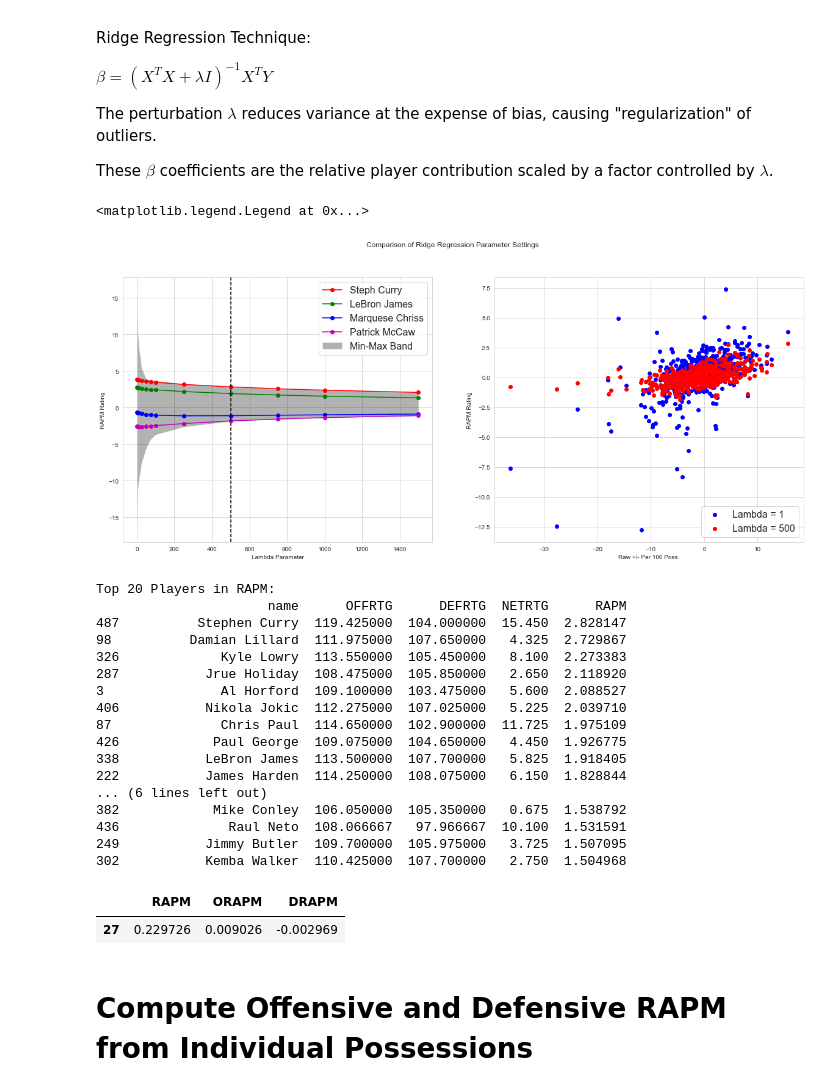
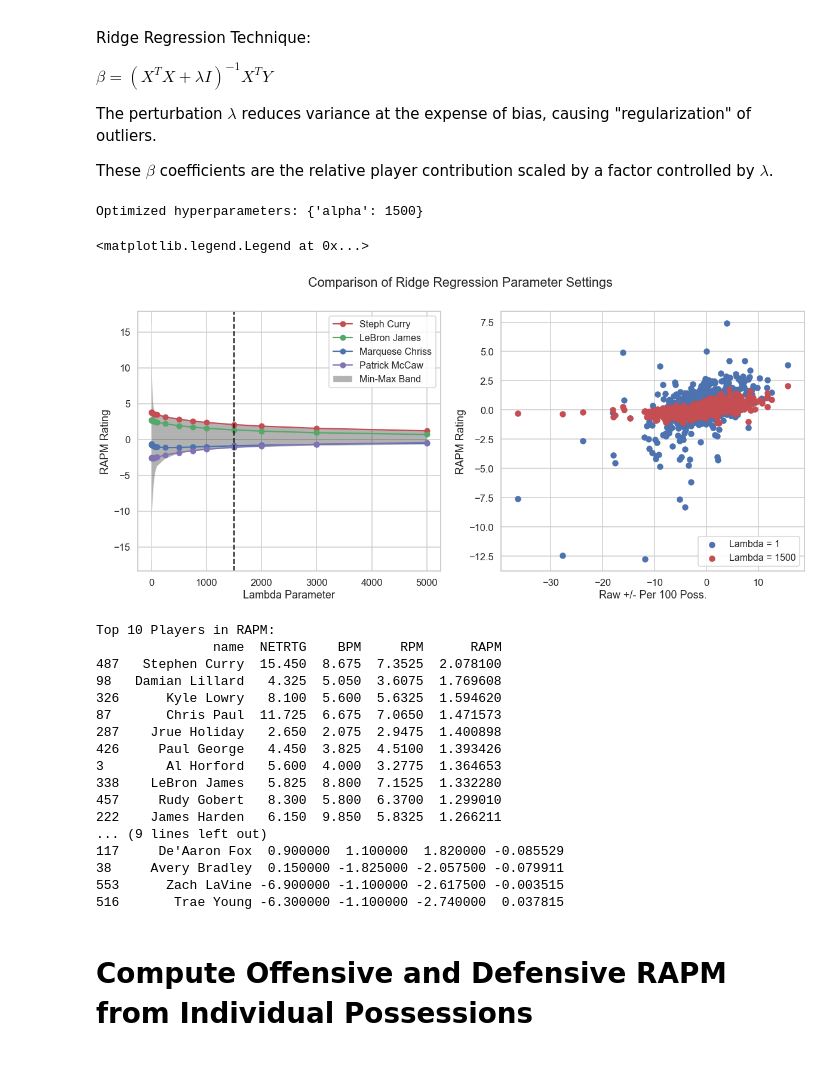
Before and after one commit to jecutter/nba-data-models, a Jupyter notebook: Data_Modeling/RAPM_Model_NoPriors.ipynb, the cells around one changed output. Drawn from its saved outputs; the diff is of its cells as text; code cells hidden in the pictures.

```diff
--- a/Data_Modeling/RAPM_Model_NoPriors.ipynb
+++ b/Data_Modeling/RAPM_Model_NoPriors.ipynb
@@ -30,6 +30,7 @@ from sklearn.model_selection import GridSearchCV
 from sklearn.linear_model import Ridge
 # %%
 # Set seaborn plot style
+sns.set(context='paper')
 sns.set_style("whitegrid")
 # %%
 # Get array of unique player names from dataframe
@@ -297,11 +298,20 @@ These $\beta$ coefficients are the relative player contribution scaled by a fact
 # data prior to this year
 x_train = rapm_matrix
 y_train = matchup_pm_ph
+# %%
+ridge_reg = Ridge()
+alphas = [1, 10, 50, 100, 500, 1000, 1500, 2000, 3000, 5000]
+param_grid = {'alpha': alphas}
+grid_search = GridSearchCV(ridge_reg, param_grid, cv=3)
+grid_search.fit(x_train, y_train)
+print('Optimized hyperparameters:', grid_search.best_params_)
+# %% [output]
+Optimized hyperparameters: {'alpha': 1500}
 # %%
 # Test a variety of lambda parameters in the ridge regression
 # in order to find a stable value. Also calculate the curves for the
 # asymptotic max/min RAPM players to show stability of our choice of lambda.
-alphas = [1, 5, 10, 25, 50, 75, 100, 250, 500, 750, 1000, 1500]
+alphas = [1, 5, 10, 25, 50, 75, 100, 250, 500, 750, 1000, 1500, 2000, 3000, 5000]
 curry = []
 lbj = []
 chriss = []
@@ -309,7 +319,7 @@ mccaw = []
 max_arr = []
 min_arr = []
 rapm_alpha1 = []
-rapm_alpha500 = []
+rapm_alpha_best = []
 #ridge_mse = []
 
 for alph in alphas:
@@ -338,35 +348,35 @@ for alph in alphas:
 
     if alph == 1:
         rapm_alpha1 = player_rapm
-    elif alph == 500:
-        rapm_alpha500 = player_rapm
+    elif alph == grid_search.best_params_['alpha']:
+        rapm_alpha_best = player_rapm
 # %%
 # Plot the lambda curves for the select players, along with
 # a min/max band spanning the RAPM range.
 # Also plot the RAPM/plus-minus distribution for 2 choices of lambda.
 
 fig, ax = plt.subplots(1, 2, figsize=(20,8))
 plt.suptitle('Comparison of Ridge Regression Parameter Settings')
 
 plt.axes(ax[0])
 plt.fill_between(alphas, min_arr, max_arr, facecolor='black', alpha=0.3, label='Min-Max Band')
 plt.plot(alphas, curry, 'ro-', label='Steph Curry')
 plt.plot(alphas, lbj, 'go-', label='LeBron James')
 plt.plot(alphas, chriss, 'bo-', label='Marquese Chriss')
 plt.plot(alphas, mccaw, 'mo-', label='Patrick McCaw')
 plt.legend(loc='upper right', prop={'size': 16})
-plt.axvline(x=500, linestyle='--', c='k')
+plt.axvline(x=grid_search.best_params_['alpha'], linestyle='--', c='k')
 plt.xlabel('Lambda Parameter')
 plt.ylabel('RAPM Rating')
 
 plt.axes(ax[1])
 plt.scatter(dfp.PM_PH.values[f_dfp_ind], rapm_alpha1[f_df_stint_ind], c='b', label='Lambda = 1')
-plt.scatter(dfp.PM_PH.values[f_dfp_ind], rapm_alpha500[f_df_stint_ind], c='r', label='Lambda = 500')
+plt.scatter(dfp.PM_PH.values[f_dfp_ind], rapm_alpha_best[f_df_stint_ind], c='r', label='Lambda = '+str(grid_search.best_params_['alpha']))
 plt.xlabel('Raw +/- Per 100 Poss.')
 plt.ylabel('RAPM Rating')
 plt.legend(loc='lower right', prop={'size': 16})
 # %% [output]
 <matplotlib.legend.Legend at 0x...>
-[figure, old version]
+[figure, new version]
 # %%
 # Make our choice of lambda and perform final RAPM regression
@@ -381,31 +391,34 @@ dfp['RAPM'] = pd.to_numeric(dfp['RAPM'])
 
 # Print the offensive, defensive, and net ratings of the top 20 players
 # along with their overall RAPM rating (sorted)
-print('Top 20 Players in RAPM:')
-print(dfp[['name', 'OFFRTG', 'DEFRTG', 'NETRTG', 'RAPM']].sort_values('RAPM', ascending=False).head(20))
+print('Top 10 Players in RAPM:')
+#print(dfp[dfp.MPG > 30][['name', 'OFFRTG', 'DEFRTG', 'NETRTG', 'RAPM']].sort_values('RAPM', ascending=False).head(10))
+print(dfp[dfp.MPG > 30][['name', 'NETRTG', 'BPM', 'RPM', 'RAPM']].sort_values('RAPM', ascending=False).head(10))
+
+
+# Print the offensive, defensive, and net ratings of the bottom 20 players
+# along with their overall RAPM rating (sorted)
+print('\nBottom 10 Players in RAPM:')
+#print(dfp[dfp.MPG > 30][['name', 'OFFRTG', 'DEFRTG', 'NETRTG', 'RAPM']].sort_values('RAPM').head(10))
+print(dfp[dfp.MPG > 30][['name', 'NETRTG', 'BPM', 'RPM', 'RAPM']].sort_values('RAPM').head(10))
 # %% [output]
-Top 20 Players in RAPM:
-                      name      OFFRTG      DEFRTG  NETRTG      RAPM
-487          Stephen Curry  119.425000  104.000000  15.450  2.828147
-98          Damian Lillard  111.975000  107.650000   4.325  2.729867
-326             Kyle Lowry  113.550000  105.450000   8.100  2.273383
-287           Jrue Holiday  108.475000  105.850000   2.650  2.118920
-3               Al Horford  109.100000  103.475000   5.600  2.088527
-406           Nikola Jokic  112.275000  107.025000   5.225  2.039710
-87              Chris Paul  114.650000  102.900000  11.725  1.975109
-426            Paul George  109.075000  104.650000   4.450  1.926775
-338           LeBron James  113.500000  107.700000   5.825  1.918405
-222           James Harden  114.250000  108.075000   6.150  1.828844
-... (6 lines left out)
-382            Mike Conley  106.050000  105.350000   0.675  1.538792
-436              Raul Neto  108.066667   97.966667  10.100  1.531591
-249           Jimmy Butler  109.700000  105.975000   3.725  1.507095
-302           Kemba Walker  110.425000  107.700000   2.750  1.504968
+Top 10 Players in RAPM:
+               name  NETRTG    BPM     RPM      RAPM
+487   Stephen Curry  15.450  8.675  7.3525  2.078100
+98   Damian Lillard   4.325  5.050  3.6075  1.769608
+326      Kyle Lowry   8.100  5.600  5.6325  1.594620
+87       Chris Paul  11.725  6.675  7.0650  1.471573
+287    Jrue Holiday   2.650  2.075  2.9475  1.400898
+426     Paul George   4.450  3.825  4.5100  1.393426
+3        Al Horford   5.600  4.000  3.2775  1.364653
+338    LeBron James   5.825  8.800  7.1525  1.332280
+457     Rudy Gobert   8.300  5.800  6.3700  1.299010
+222    James Harden   6.150  9.850  5.8325  1.266211
+... (9 lines left out)
+117     De'Aaron Fox  0.900000  1.100000  1.820000 -0.085529
+38     Avery Bradley  0.150000 -1.825000 -2.057500 -0.079911
+553      Zach LaVine -6.900000 -1.100000 -2.617500 -0.003515
+516       Trae Young -6.300000 -1.100000 -2.740000  0.037815
-# %%
-dfp[dfp.name=='Andrew Wiggins'][['RAPM', 'ORAPM', 'DRAPM']]
-# %% [output]
-|  | RAPM | ORAPM | DRAPM |
-| 27 | 0.229726 | 0.009026 | -0.002969 |
 # %% [markdown]
 # Compute Offensive and Defensive RAPM from Individual Possessions
 # %%
```
Also changed, not shown: parts of 5 cells of this notebook, 7 other files.
